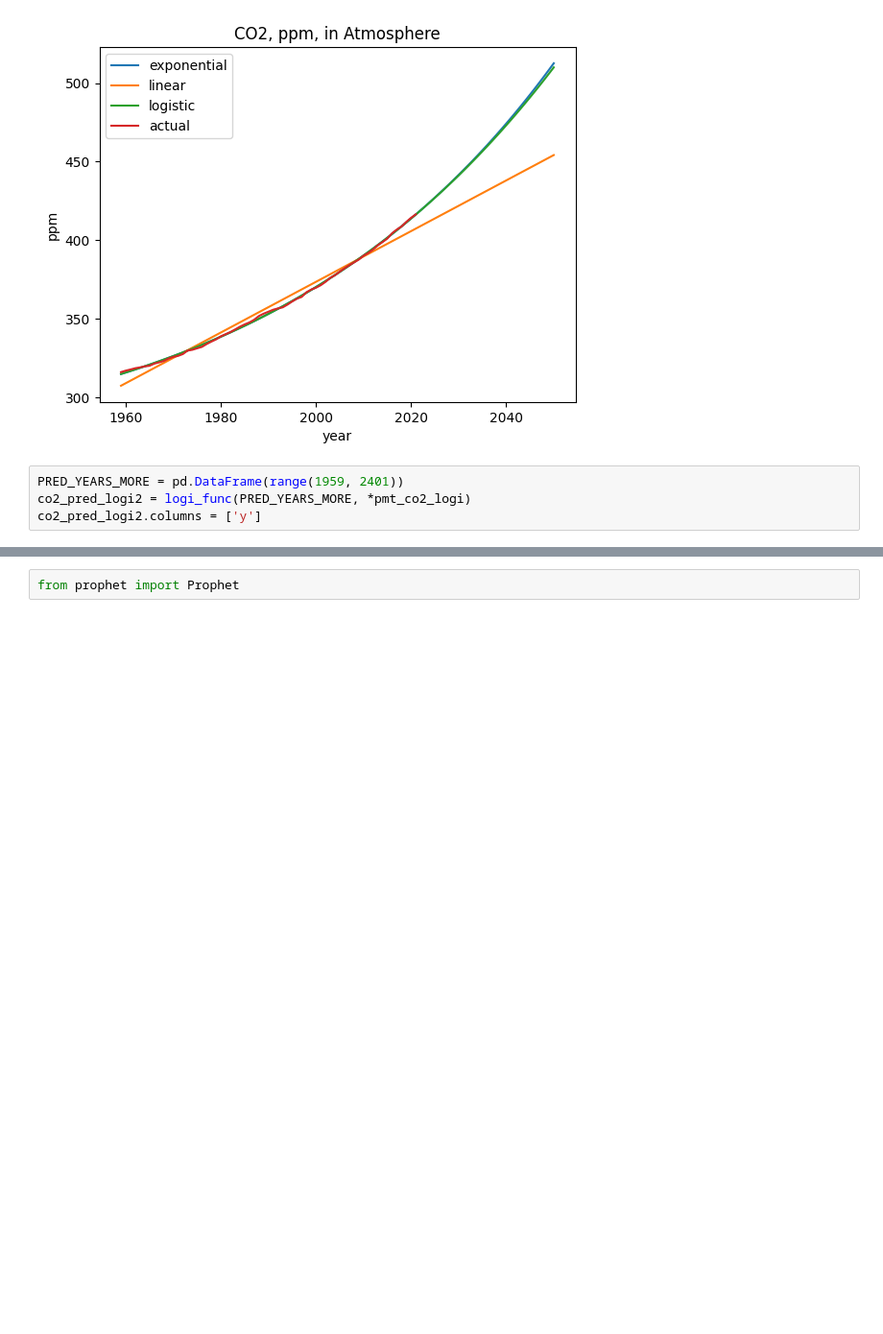
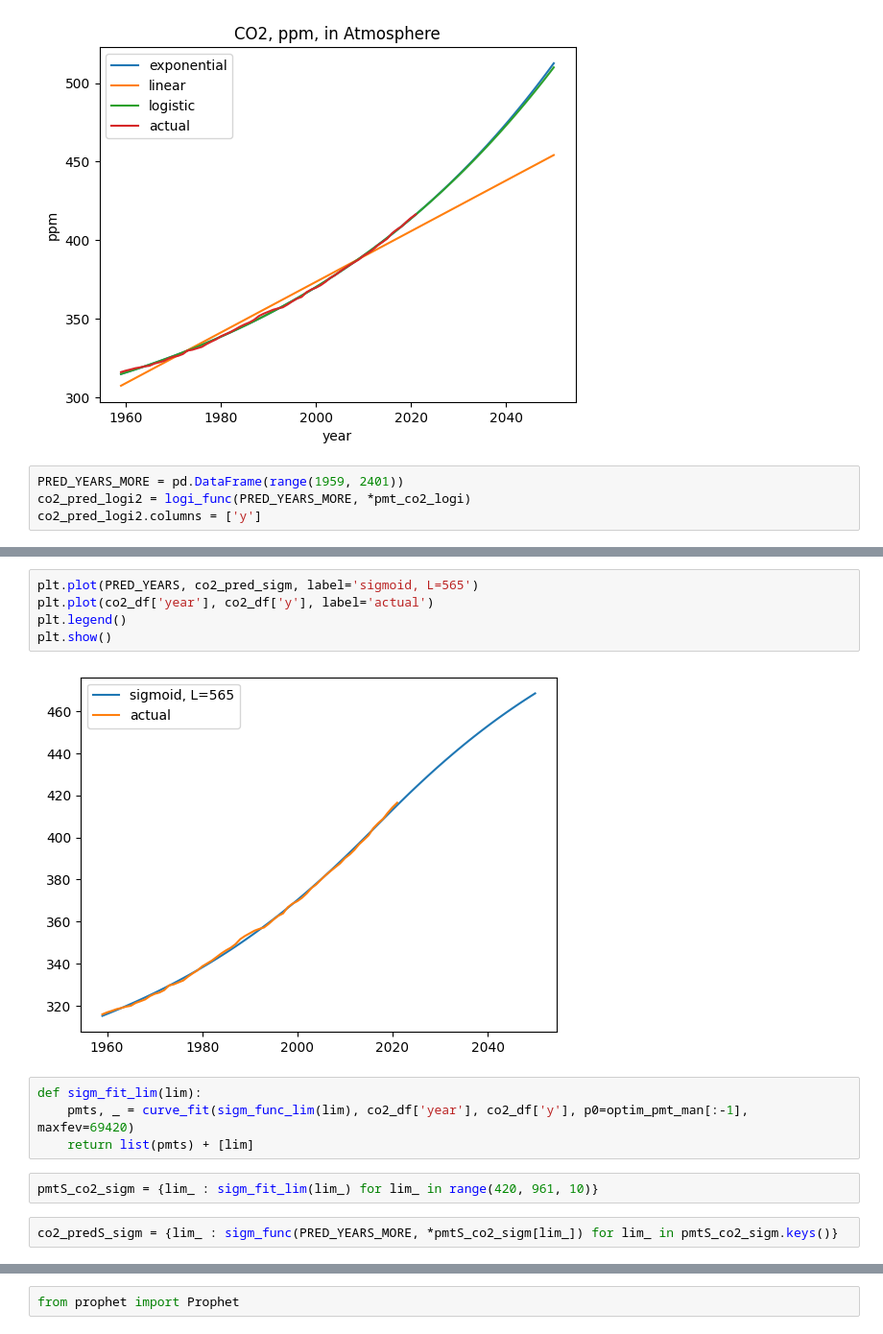
Before and after one commit to akioweh/The-HiMCM, a Jupyter notebook: py/main.ipynb, the cells around one changed output, grey strips where cells are left out. Shown at 96% size. Saved outputs shown, nothing was run; the diff lists cells and outputs as text; blank space fills up the shorter version.

```diff
--- a/py/main.ipynb
+++ b/py/main.ipynb
@@ -314,0 +307,15 @@ plt.show()
+# %%
+plt.plot(PRED_YEARS, co2_pred_sigm, label='sigmoid, L=565')
+plt.plot(co2_df['year'], co2_df['y'], label='actual')
+plt.legend()
+plt.show()
+# %% [output]
+[figure, added]
+# %%
+def sigm_fit_lim(lim):
+    pmts, _ = curve_fit(sigm_func_lim(lim), co2_df['year'], co2_df['y'], p0=optim_pmt_man[:-1], maxfev=69420)
+    return list(pmts) + [lim]
+# %%
+pmtS_co2_sigm = {lim_ : sigm_fit_lim(lim_) for lim_ in range(420, 961, 10)}
+# %%
+co2_predS_sigm = {lim_ : sigm_func(PRED_YEARS_MORE, *pmtS_co2_sigm[lim_]) for lim_ in pmtS_co2_sigm.keys()}
```
Also changed, not shown: parts of 32 cells of this notebook.
